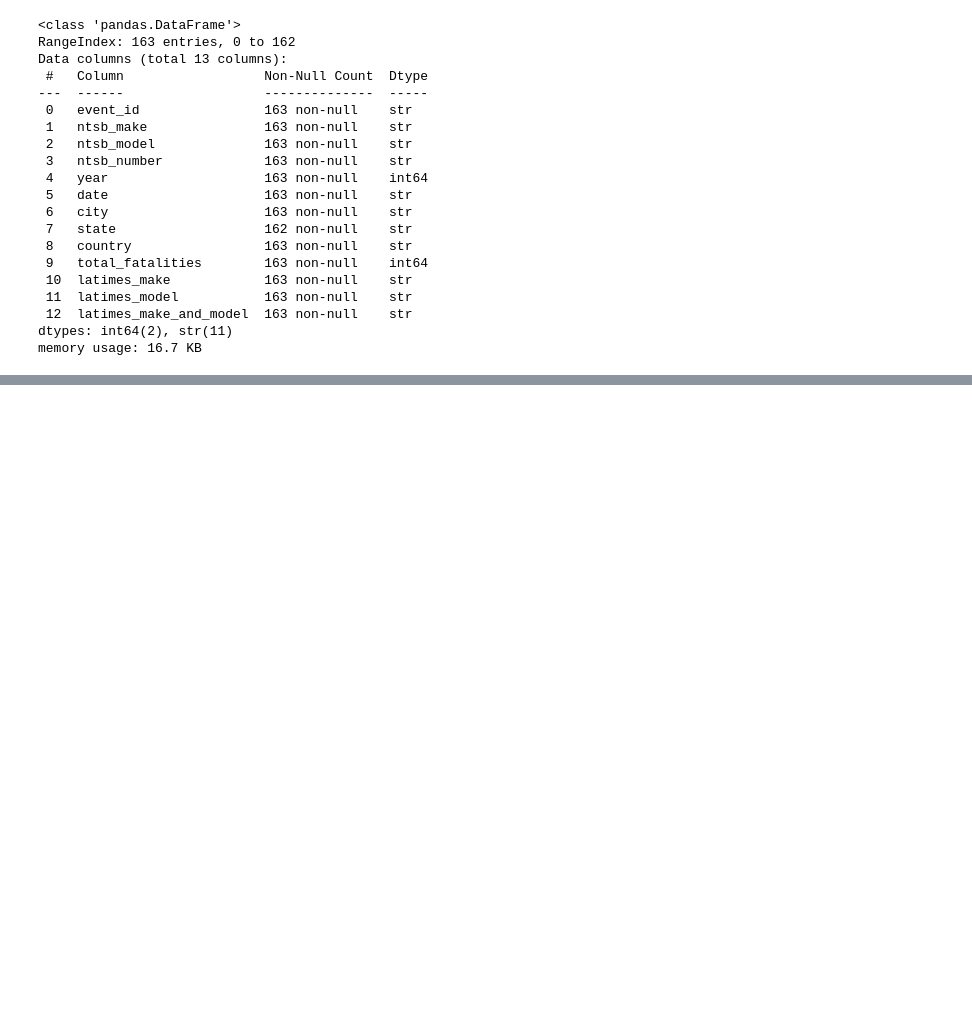
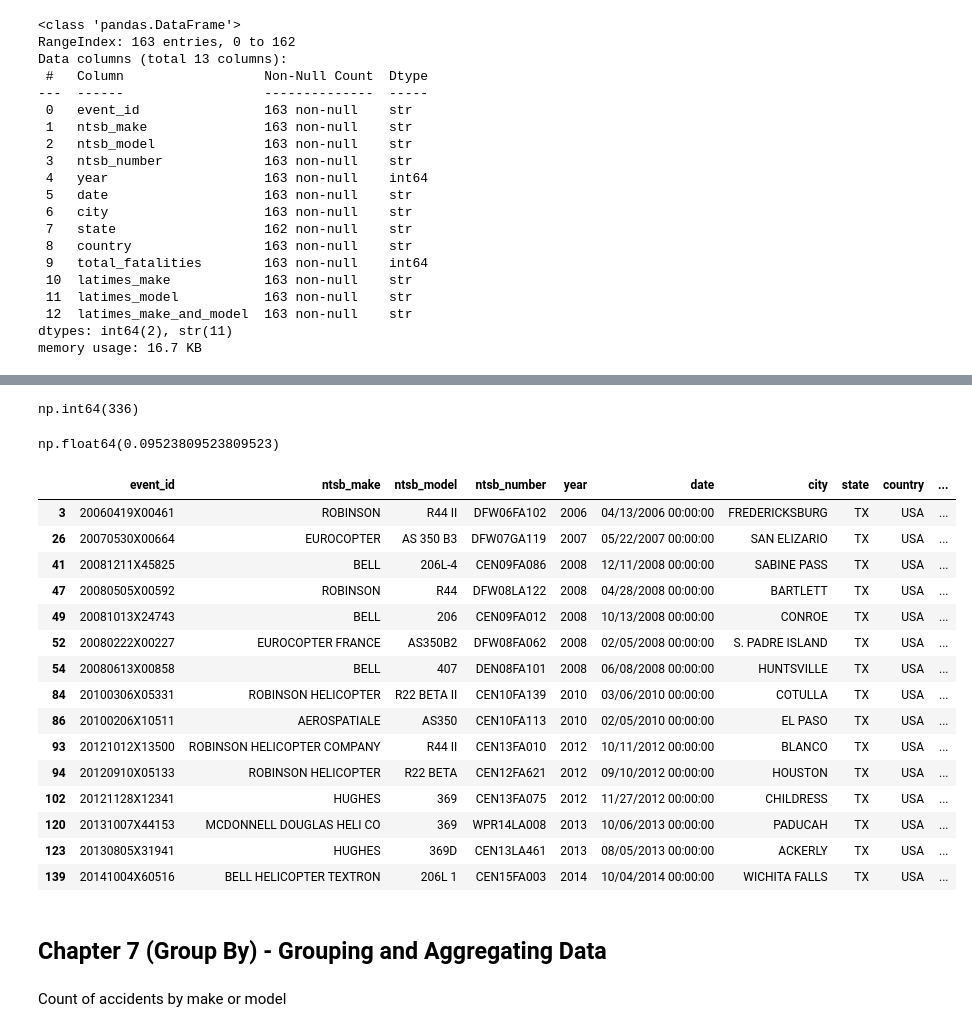
Before and after one commit to elizabethmyong/first_python_notebook, a Jupyter notebook: first_python_notebook.ipynb, the cells around one changed output, grey strips where cells are left out. Drawn from its saved outputs; the diff is of its cells as text; code cells hidden in the pictures; blank space fills up the shorter version.

Commit message:
Worked through Chapter 9 in 1st Python NB tutorial

```diff
--- a/first_python_notebook.ipynb
+++ b/first_python_notebook.ipynb
@@ -93,0 +366,5 @@ memory usage: 16.7 KB
+# %%
+total_accident = accident_list["total_fatalities"].sum()
+total_accident
+# %% [output]
+np.int64(336)
@@ -93,0 +375,28 @@ memory usage: 16.7 KB
+# %%
+CA_ratio = CA_total/total_accident
+CA_ratio
+# %% [output]
+np.float64(0.09523809523809523)
+# %%
+accident_list[accident_list["state"] == "TX"]
+# %% [output]
+|  | event_id | ntsb_make | ntsb_model | ntsb_number | year | date | city | state | country | ... |
+| 3 | 20060419X00461 | ROBINSON | R44 II | DFW06FA102 | 2006 | 04/13/2006 00:00:00 | FREDERICKSBURG | TX | USA | ... |
+| 26 | 20070530X00664 | EUROCOPTER | AS 350 B3 | DFW07GA119 | 2007 | 05/22/2007 00:00:00 | SAN ELIZARIO | TX | USA | ... |
+| 41 | 20081211X45825 | BELL | 206L-4 | CEN09FA086 | 2008 | 12/11/2008 00:00:00 | SABINE PASS | TX | USA | ... |
+| 47 | 20080505X00592 | ROBINSON | R44 | DFW08LA122 | 2008 | 04/28/2008 00:00:00 | BARTLETT | TX | USA | ... |
+| 49 | 20081013X24743 | BELL | 206 | CEN09FA012 | 2008 | 10/13/2008 00:00:00 | CONROE | TX | USA | ... |
+| 52 | 20080222X00227 | EUROCOPTER FRANCE | AS350B2 | DFW08FA062 | 2008 | 02/05/2008 00:00:00 | S. PADRE ISLAND | TX | USA | ... |
+| 54 | 20080613X00858 | BELL | 407 | DEN08FA101 | 2008 | 06/08/2008 00:00:00 | HUNTSVILLE | TX | USA | ... |
+| 84 | 20100306X05331 | ROBINSON HELICOPTER | R22 BETA II | CEN10FA139 | 2010 | 03/06/2010 00:00:00 | COTULLA | TX | USA | ... |
+| 86 | 20100206X10511 | AEROSPATIALE | AS350 | CEN10FA113 | 2010 | 02/05/2010 00:00:00 | EL PASO | TX | USA | ... |
+| 93 | 20121012X13500 | ROBINSON HELICOPTER COMPANY | R44 II | CEN13FA010 | 2012 | 10/11/2012 00:00:00 | BLANCO | TX | USA | ... |
+| 94 | 20120910X05133 | ROBINSON HELICOPTER | R22 BETA | CEN12FA621 | 2012 | 09/10/2012 00:00:00 | HOUSTON | TX | USA | ... |
+| 102 | 20121128X12341 | HUGHES | 369 | CEN13FA075 | 2012 | 11/27/2012 00:00:00 | CHILDRESS | TX | USA | ... |
+| 120 | 20131007X44153 | MCDONNELL DOUGLAS HELI CO | 369 | WPR14LA008 | 2013 | 10/06/2013 00:00:00 | PADUCAH | TX | USA | ... |
+| 123 | 20130805X31941 | HUGHES | 369D | CEN13LA461 | 2013 | 08/05/2013 00:00:00 | ACKERLY | TX | USA | ... |
+| 139 | 20141004X60516 | BELL HELICOPTER TEXTRON | 206L 1 | CEN15FA003 | 2014 | 10/04/2014 00:00:00 | WICHITA FALLS | TX | USA | ... |
+# %% [markdown]
+## Chapter 7 (Group By) - Grouping and Aggregating Data
+# %% [markdown]
+Count of accidents by make or model
```
Also changed, not shown: parts of 56 cells of this notebook, 1 other file.
